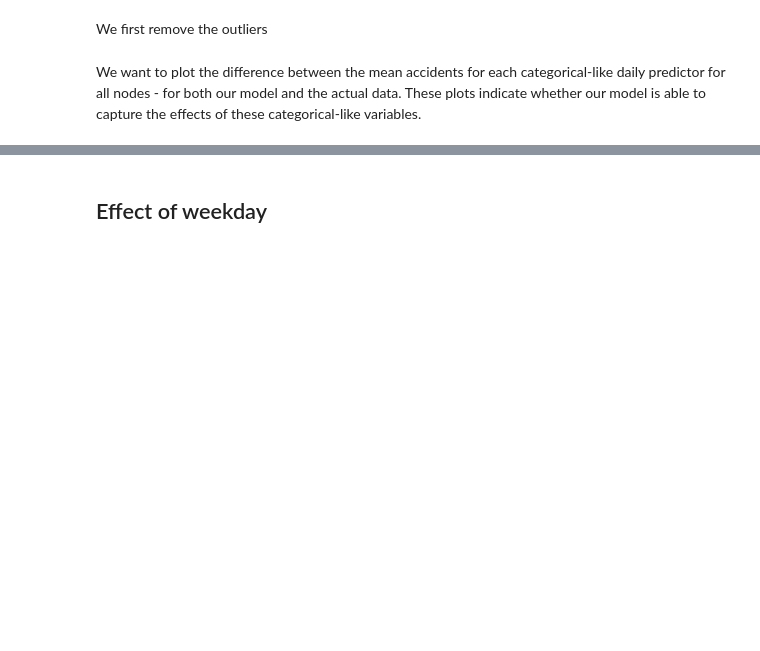
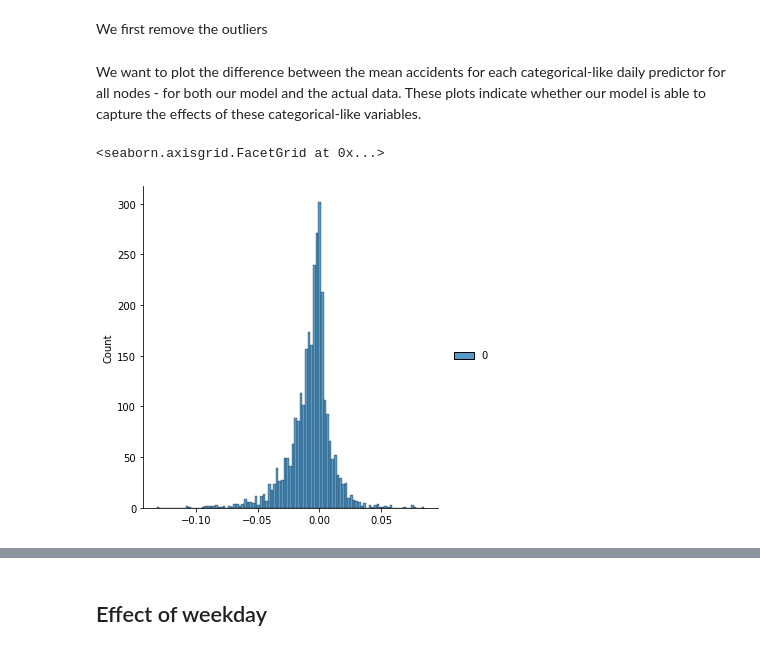
Before and after one commit to akucukelbir/probprog-finalproject, a Jupyter notebook: test_notebooks/final_notebook.ipynb, the cells around one changed output, grey strips where cells are left out. Cells and saved outputs as stored; diff of their text form; code cells hidden in the pictures; blank space fills up the shorter version.

```diff
--- a/test_notebooks/final_notebook.ipynb
+++ b/test_notebooks/final_notebook.ipynb
@@ -463,21 +486,24 @@ cleaned_data_mat = np.delete(data_mat, [ 427, 1862, 2504], axis=0)
 # %% [markdown]
 We want to plot the difference between the mean accidents for each categorical-like daily predictor for all nodes - for both our model and the actual data. These plots indicate whether our model is able to capture the effects of these categorical-like variables.
 # %%
-def plot_across_actual(data, selector, axis):
+def compute_mean_difference(data, selector, axis):
     selected_idx = np.argwhere(selector)
     unselected_idx = np.argwhere(np.ones(data.shape[axis]) - selector)
     selected_means = np.sum(data[:, selected_idx], axis = axis)/len(selected_idx)
     unselected_means = np.sum(data[:, unselected_idx], axis = axis)/len(unselected_idx)
-    difference = selected_means - unselected_means
-    sns.displot(difference)
+    return selected_means - unselected_means
 
-def plot_across_samples(data, selector, axis):
-    plot_across_actual(np.sum(data, axis=0)/data.shape[0], selector, axis)
+def compute_mean_sample_mean_difference(data, selector, axis):
+    return compute_mean_difference(np.sum(data, axis=0)/data.shape[0], selector, axis)
 # %%
 seed = [[0,0,0,1,1,0,0]]
 weekends = np.concatenate(np.repeat(seed, 1000, axis=0))[:num_days]
 
-plot_across_actual(train_mat, weekends, 1)
+weekend_mean_diff = compute_mean_difference(train_mat, weekends, 1)
+sns.displot(weekend_mean_diff)
+# %% [output]
+<seaborn.axisgrid.FacetGrid at 0x...>
+[figure, added]
 # %%
 samples = np.load('arr_0.npy')
 # %%
```
Also changed, not shown: parts of 7 cells of this notebook.
